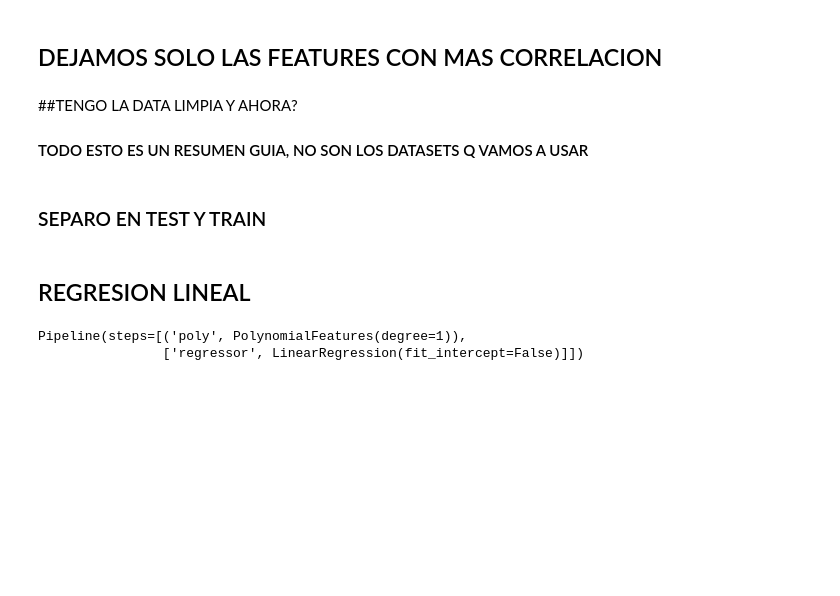
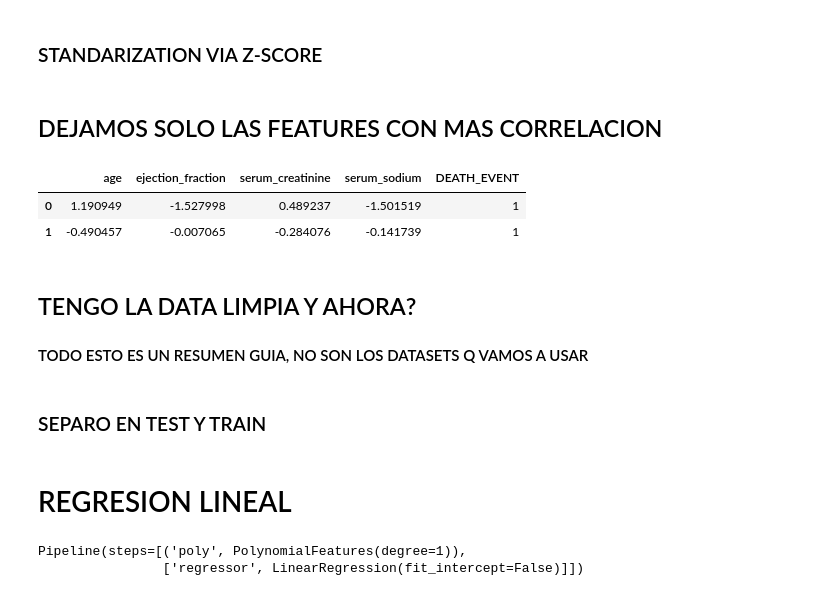
Before and after one commit to JaviCeRodriguez/Heart-Failure-ML, a Jupyter notebook: notebooks_utiles/REG_POLINOMIAL_PRUEBAS.ipynb, the cells around one changed output. Cells and saved outputs as stored; diff of their text form; code cells hidden in the pictures; blank space fills up the shorter version.

Commit message:
Cambio normalization por standarization

```diff
--- a/notebooks_utiles/REG_POLINOMIAL_PRUEBAS.ipynb
+++ b/notebooks_utiles/REG_POLINOMIAL_PRUEBAS.ipynb
@@ -12,2 +19,4 @@ df_orig.head()
+# %%
+df_cleaned = df_orig.drop(["time"],axis=1) # COMO TIME ES MUY DETERMINANTE LA SACAMOS
 # %%
 props_binarias = ["anaemia","diabetes","high_blood_pressure","sex","smoking","DEATH_EVENT"]
@@ -22,0 +24,5 @@ df_normalized[to_normalize] = df_temp
+# %% [markdown]
+### STANDARIZATION VIA Z-SCORE
+# %%
+for prop in props_continuas:
+    df_cleaned[prop] = (df_cleaned[prop] - df_cleaned[prop].mean())/(df_cleaned[prop].std())
@@ -27,5 +35,11 @@ df_normalized.drop(["anaemia","diabetes","high_blood_pressure","sex","smoking","
+# %%
+df_normalized.head(2)
+# %% [output]
+|  | age | ejection_fraction | serum_creatinine | serum_sodium | DEATH_EVENT |
+| 0 | 1.190949 | -1.527998 | 0.489237 | -1.501519 | 1 |
+| 1 | -0.490457 | -0.007065 | -0.284076 | -0.141739 | 1 |
 # %% [markdown]
-##TENGO LA DATA LIMPIA Y AHORA?
+## TENGO LA DATA LIMPIA Y AHORA?
 
 #### TODO ESTO ES UN RESUMEN GUIA, NO SON LOS DATASETS Q VAMOS A USAR
 # %% [markdown]
@@ -35,7 +49,7 @@ from sklearn.model_selection import train_test_split
 
 feat_train, feat_test, targ_train, targ_test = train_test_split(df_normalized.drop(["DEATH_EVENT"],axis=1),df_normalized["DEATH_EVENT"],test_size=0.2)
 # %% [markdown]
-## REGRESION LINEAL
+# REGRESION LINEAL
 # %%
 from sklearn.linear_model import LinearRegression
 from sklearn.preprocessing import PolynomialFeatures
```
Also changed, not shown: parts of 21 cells of this notebook.
